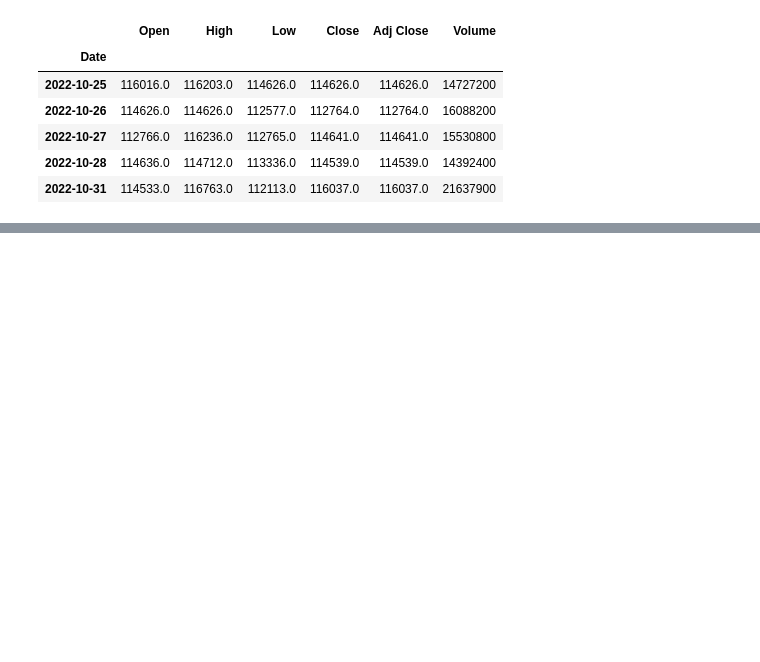
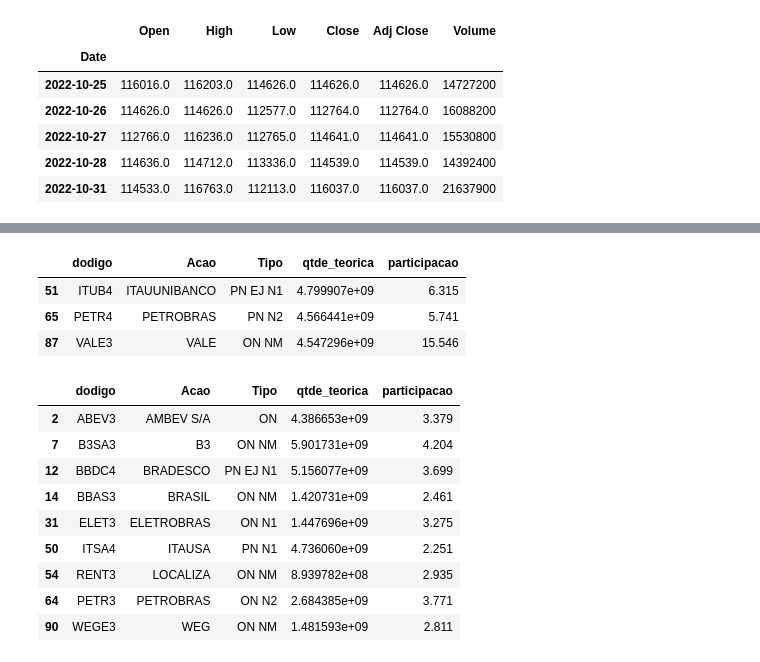
Before and after one commit to Juliocwb/PosMapa, a Jupyter notebook: Bolsab3/Mapab3.ipynb, the cells around one changed output, grey strips where cells are left out. Saved outputs shown, nothing was run; the diff lists cells and outputs as text; code cells hidden in the pictures; blank space fills up the shorter version.

```diff
--- a/Bolsab3/Mapab3.ipynb
+++ b/Bolsab3/Mapab3.ipynb
@@ -183,0 +213,4 @@ plt.legend()
+# %%
+df_ibov = pd.read_csv('/Users/juliocarvalho/Desktop/PosMapa/Bolsab3/IBOVDia_10-11-22.csv', sep=';', skiprows=1, index_col=False)
+df_ibov.drop(df_ibov.index[-2:], inplace=True)
+df_ibov.tail()
@@ -183,0 +228,7 @@ plt.legend()
+# %%
+df_ibov.rename(columns={
+  'Codigo': 'dodigo',
+  'Aodigo': 'acao',
+  'Qtde.STeorica': 'qtde_teorica',
+  'Part.(%)': 'participacao'
+},inplace=True)
@@ -183,0 +262,2 @@ plt.legend()
+# %%
+df_ibov['qtde_teorica'] =df_ibov['qtde_teorica'].str.replace('.', '').astype(float)
@@ -183,0 +266,2 @@ plt.legend()
+# %%
+df_ibov['participacao'] = df_ibov['participacao'].str.replace(',', '.').astype(float)
@@ -183,0 +283,20 @@ plt.legend()
+# %%
+df_ibov.loc[df_ibov['participacao'] > 5]
+# %% [output]
+|  | dodigo | Acao | Tipo | qtde_teorica | participacao |
+| 51 | ITUB4 | ITAUUNIBANCO | PN EJ N1 | 4.799907e+09 | 6.315 |
+| 65 | PETR4 | PETROBRAS | PN N2 | 4.566441e+09 | 5.741 |
+| 87 | VALE3 | VALE | ON NM | 4.547296e+09 | 15.546 |
+# %%
+df_ibov.loc[(df_ibov['participacao'] > 2) & (df_ibov['participacao'] < 5)]
+# %% [output]
+|  | dodigo | Acao | Tipo | qtde_teorica | participacao |
+| 2 | ABEV3 | AMBEV S/A | ON | 4.386653e+09 | 3.379 |
+| 7 | B3SA3 | B3 | ON NM | 5.901731e+09 | 4.204 |
+| 12 | BBDC4 | BRADESCO | PN EJ N1 | 5.156077e+09 | 3.699 |
+| 14 | BBAS3 | BRASIL | ON NM | 1.420731e+09 | 2.461 |
+| 31 | ELET3 | ELETROBRAS | ON N1 | 1.447696e+09 | 3.275 |
+| 50 | ITSA4 | ITAUSA | PN N1 | 4.736060e+09 | 2.251 |
+| 54 | RENT3 | LOCALIZA | ON NM | 8.939782e+08 | 2.935 |
+| 64 | PETR3 | PETROBRAS | ON N2 | 2.684385e+09 | 3.771 |
+| 90 | WEGE3 | WEG | ON NM | 1.481593e+09 | 2.811 |
```
Also changed, not shown: parts of 19 cells of this notebook, 3 other files.
